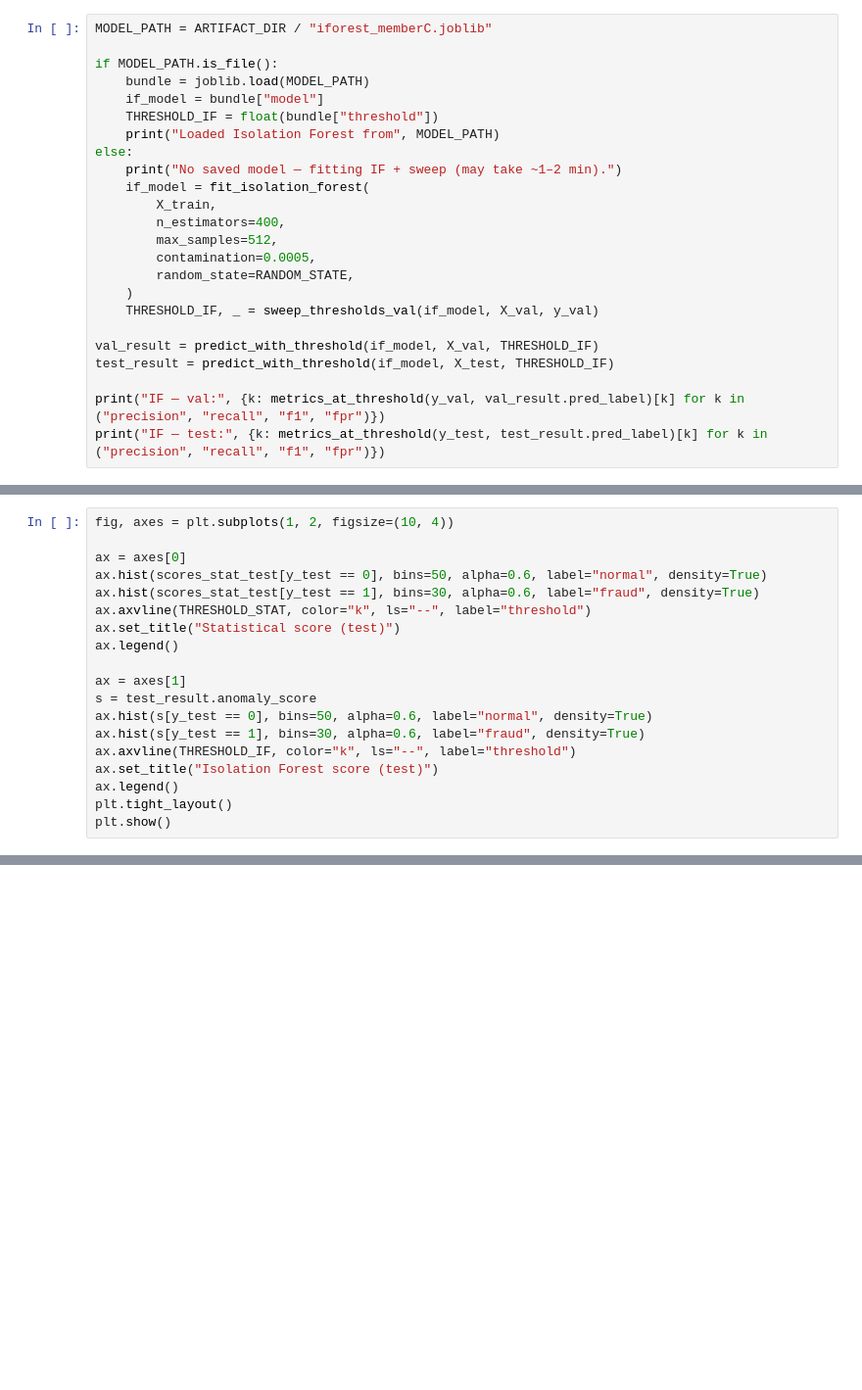
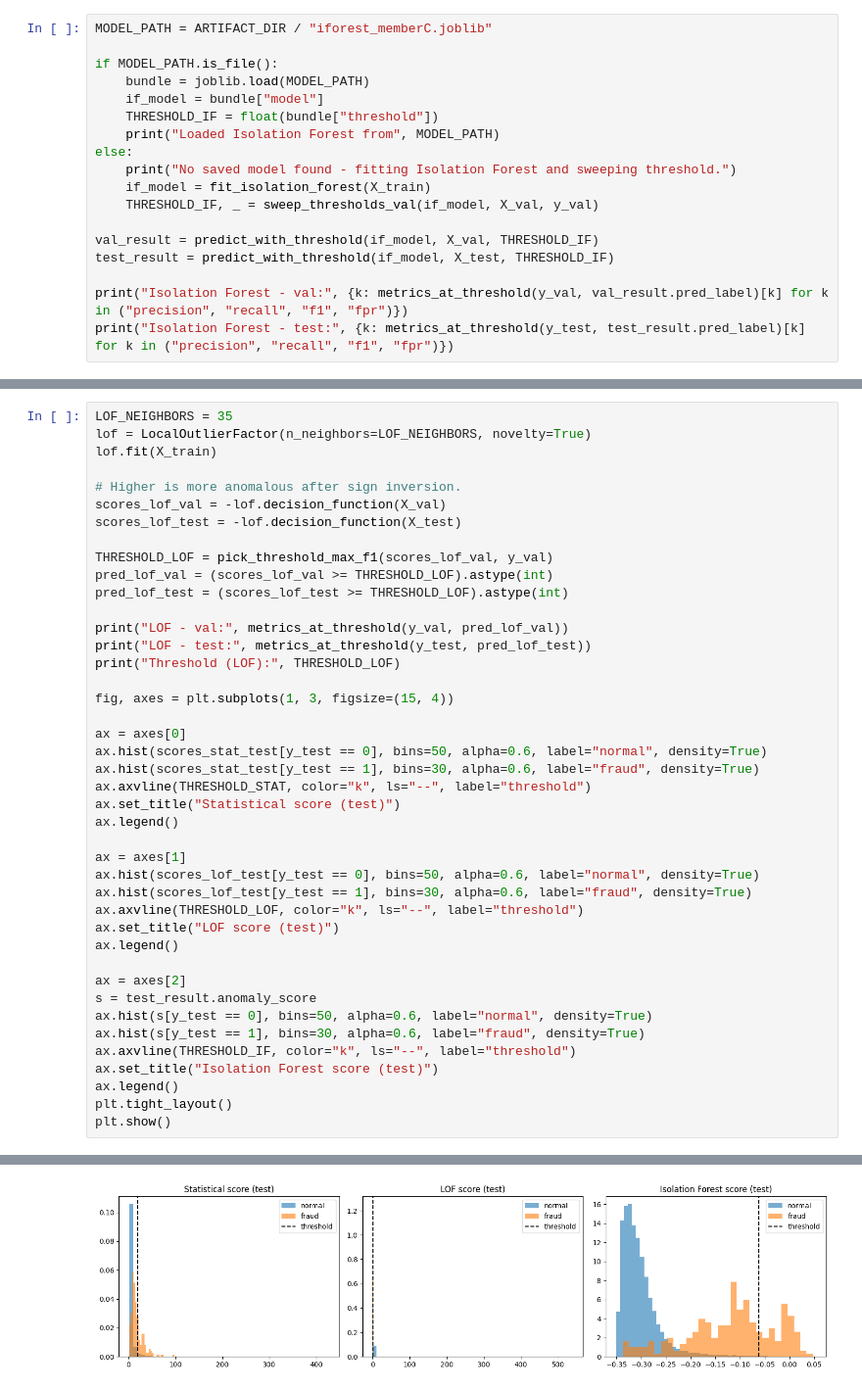
Before and after one commit to Basma-e/ECE447-Anomaly-Detection, a Jupyter notebook: notebooks/final/final_submission.ipynb, the cells around one changed output, grey strips where cells are left out. Shown at 98% size. Saved outputs shown, nothing was run; the diff lists cells and outputs as text; blank space fills up the shorter version.

```diff
--- a/notebooks/final/final_submission.ipynb
+++ b/notebooks/final/final_submission.ipynb
@@ -146,18 +402,12 @@ if MODEL_PATH.is_file():
     THRESHOLD_IF = float(bundle["threshold"])
     print("Loaded Isolation Forest from", MODEL_PATH)
 else:
-    print("No saved model — fitting IF + sweep (may take ~1–2 min).")
-    if_model = fit_isolation_forest(
-        X_train,
-        n_estimators=400,
-        max_samples=512,
-        contamination=0.0005,
-        random_state=RANDOM_STATE,
-    )
+    print("No saved model found - fitting Isolation Forest and sweeping threshold.")
+    if_model = fit_isolation_forest(X_train)
     THRESHOLD_IF, _ = sweep_thresholds_val(if_model, X_val, y_val)
 
 val_result = predict_with_threshold(if_model, X_val, THRESHOLD_IF)
 test_result = predict_with_threshold(if_model, X_test, THRESHOLD_IF)
 
-print("IF — val:", {k: metrics_at_threshold(y_val, val_result.pred_label)[k] for k in ("precision", "recall", "f1", "fpr")})
-print("IF — test:", {k: metrics_at_threshold(y_test, test_result.pred_label)[k] for k in ("precision", "recall", "f1", "fpr")})
+print("Isolation Forest - val:", {k: metrics_at_threshold(y_val, val_result.pred_label)[k] for k in ("precision", "recall", "f1", "fpr")})
+print("Isolation Forest - test:", {k: metrics_at_threshold(y_test, test_result.pred_label)[k] for k in ("precision", "recall", "f1", "fpr")})
@@ -166,5 +420,21 @@ print("IF — test:", {k: metrics_at_threshold(y_test, test_result.pred_label)[k
 # %%
-fig, axes = plt.subplots(1, 2, figsize=(10, 4))
+LOF_NEIGHBORS = 35
+lof = LocalOutlierFactor(n_neighbors=LOF_NEIGHBORS, novelty=True)
+lof.fit(X_train)
+
+# Higher is more anomalous after sign inversion.
+scores_lof_val = -lof.decision_function(X_val)
+scores_lof_test = -lof.decision_function(X_test)
+
+THRESHOLD_LOF = pick_threshold_max_f1(scores_lof_val, y_val)
+pred_lof_val = (scores_lof_val >= THRESHOLD_LOF).astype(int)
+pred_lof_test = (scores_lof_test >= THRESHOLD_LOF).astype(int)
+
+print("LOF - val:", metrics_at_threshold(y_val, pred_lof_val))
+print("LOF - test:", metrics_at_threshold(y_test, pred_lof_test))
+print("Threshold (LOF):", THRESHOLD_LOF)
+
+fig, axes = plt.subplots(1, 3, figsize=(15, 4))
 
 ax = axes[0]
 ax.hist(scores_stat_test[y_test == 0], bins=50, alpha=0.6, label="normal", density=True)
@@ -174,6 +444,13 @@ ax.set_title("Statistical score (test)")
 ax.legend()
 
 ax = axes[1]
+ax.hist(scores_lof_test[y_test == 0], bins=50, alpha=0.6, label="normal", density=True)
+ax.hist(scores_lof_test[y_test == 1], bins=30, alpha=0.6, label="fraud", density=True)
+ax.axvline(THRESHOLD_LOF, color="k", ls="--", label="threshold")
+ax.set_title("LOF score (test)")
+ax.legend()
+
+ax = axes[2]
 s = test_result.anomaly_score
 ax.hist(s[y_test == 0], bins=50, alpha=0.6, label="normal", density=True)
 ax.hist(s[y_test == 1], bins=30, alpha=0.6, label="fraud", density=True)
@@ -182,3 +459,4 @@ ax.set_title("Isolation Forest score (test)")
 ax.legend()
 plt.tight_layout()
 plt.show()
+# %% [output]
@@ -184,0 +466 @@ plt.show()
+[figure, added]
```
Also changed, not shown: parts of 24 cells of this notebook, 10 other files.
